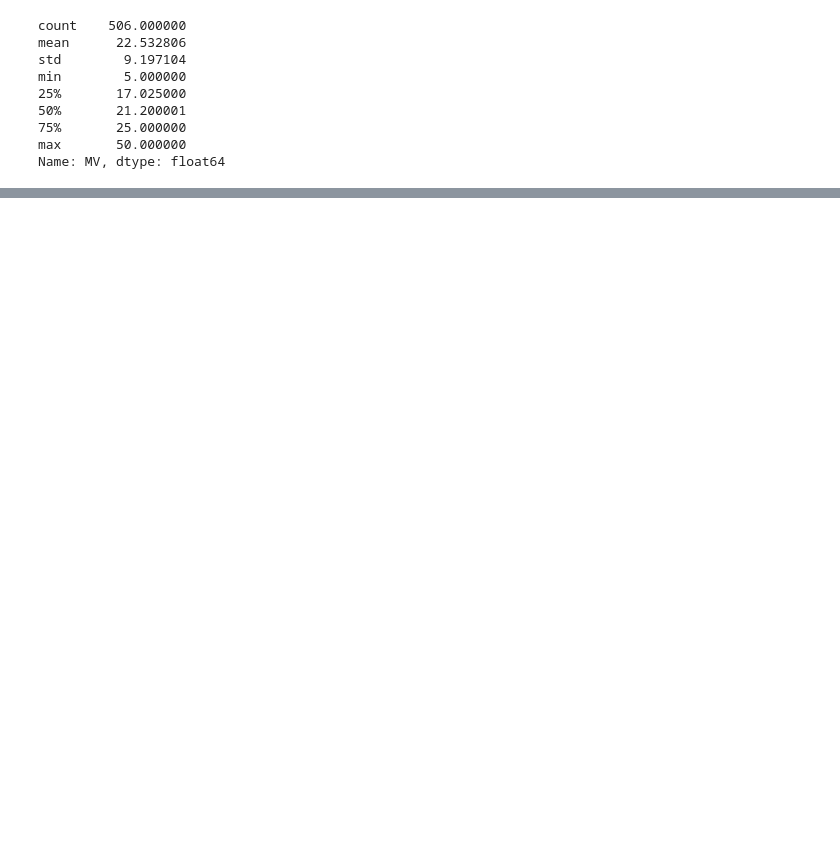
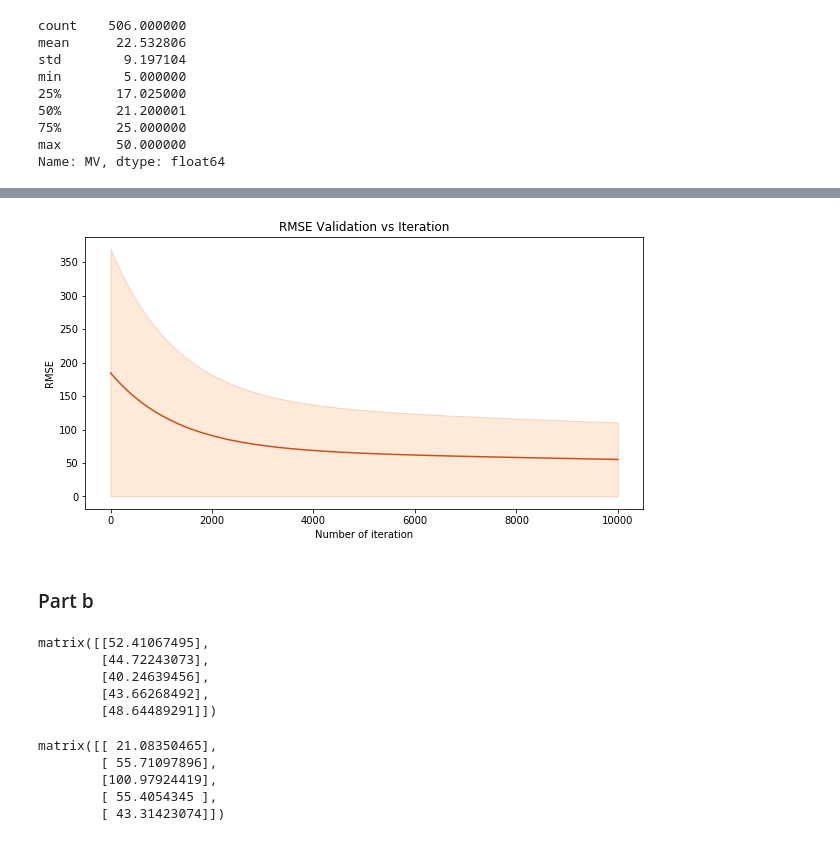
Before and after one commit to Hitkul/ML_course_IIITD, a Jupyter notebook: Assignment1/Question_1.ipynb, the cells around one changed output, grey strips where cells are left out. Saved outputs shown, nothing was run; the diff lists cells and outputs as text; code cells hidden in the pictures; blank space fills up the shorter version.

```diff
--- a/Assignment1/Question_1.ipynb
+++ b/Assignment1/Question_1.ipynb
@@ -116,0 +159,6 @@ plt.plot([i for i in range(len(rmse_history))], rmse_history)
+# %%
+plot_mean_rmse_iteration("RMSE Validation vs Iteration", mean_rmse_validation.tolist()[0],mean_rmse_validation.tolist()[0])
+# %% [output]
+[figure, added]
+# %% [markdown]
+### Part b
@@ -116,0 +168,16 @@ plt.plot([i for i in range(len(rmse_history))], rmse_history)
+# %%
+train_rmse_of_5_folds
+# %% [output]
+matrix([[52.41067495],
+        [44.72243073],
+        [40.24639456],
+        [43.66268492],
+        [48.64489291]])
+# %%
+validation_rmse_of_5_folds
+# %% [output]
+matrix([[ 21.08350465],
+        [ 55.71097896],
+        [100.97924419],
+        [ 55.4054345 ],
+        [ 43.31423074]])
```
Also changed, not shown: parts of 22 cells of this notebook.
